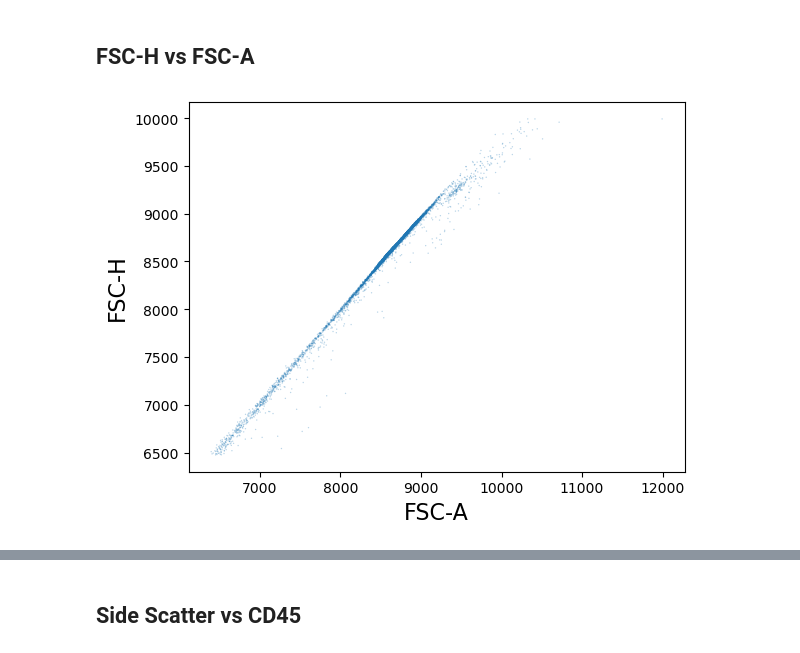
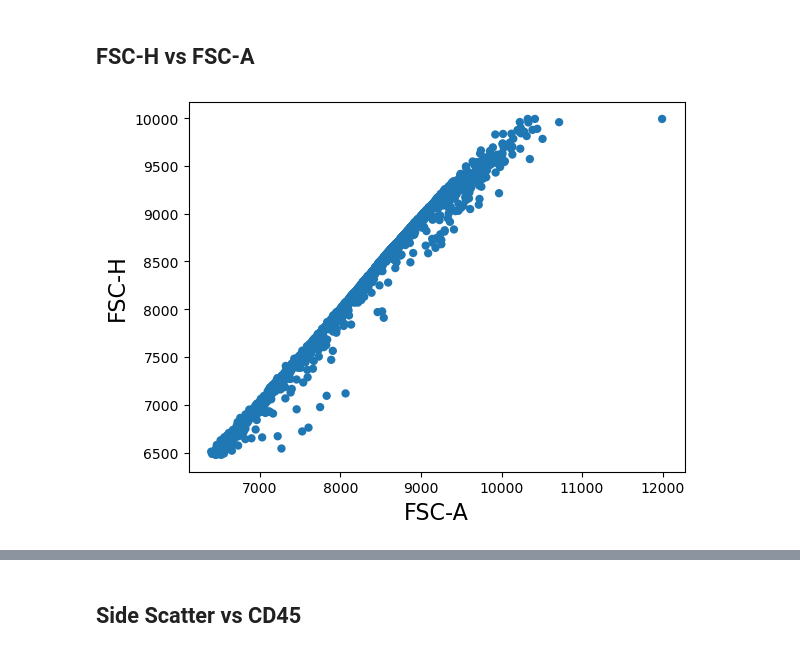
Before and after one commit to elenajusto/immunology-2, a Jupyter notebook: main.ipynb, the cells around one changed output, grey strips where cells are left out. Cells and saved outputs as stored; diff of their text form; code cells hidden in the pictures.

```diff
--- a/main.ipynb
+++ b/main.ipynb
@@ -192,6 +194,6 @@ from pylab import *
 # %%
 # Scatterplot
 figure();
-tsample.plot(['FSC-A', 'FSC-H'], kind='scatter', s=1, alpha=0.3);
+tsample.plot(['FSC-A', 'FSC-H'], kind='scatter');
 # %% [output]
-[figure, old version]
+[figure, new version]
```
Also changed, not shown: parts of 6 cells of this notebook.
